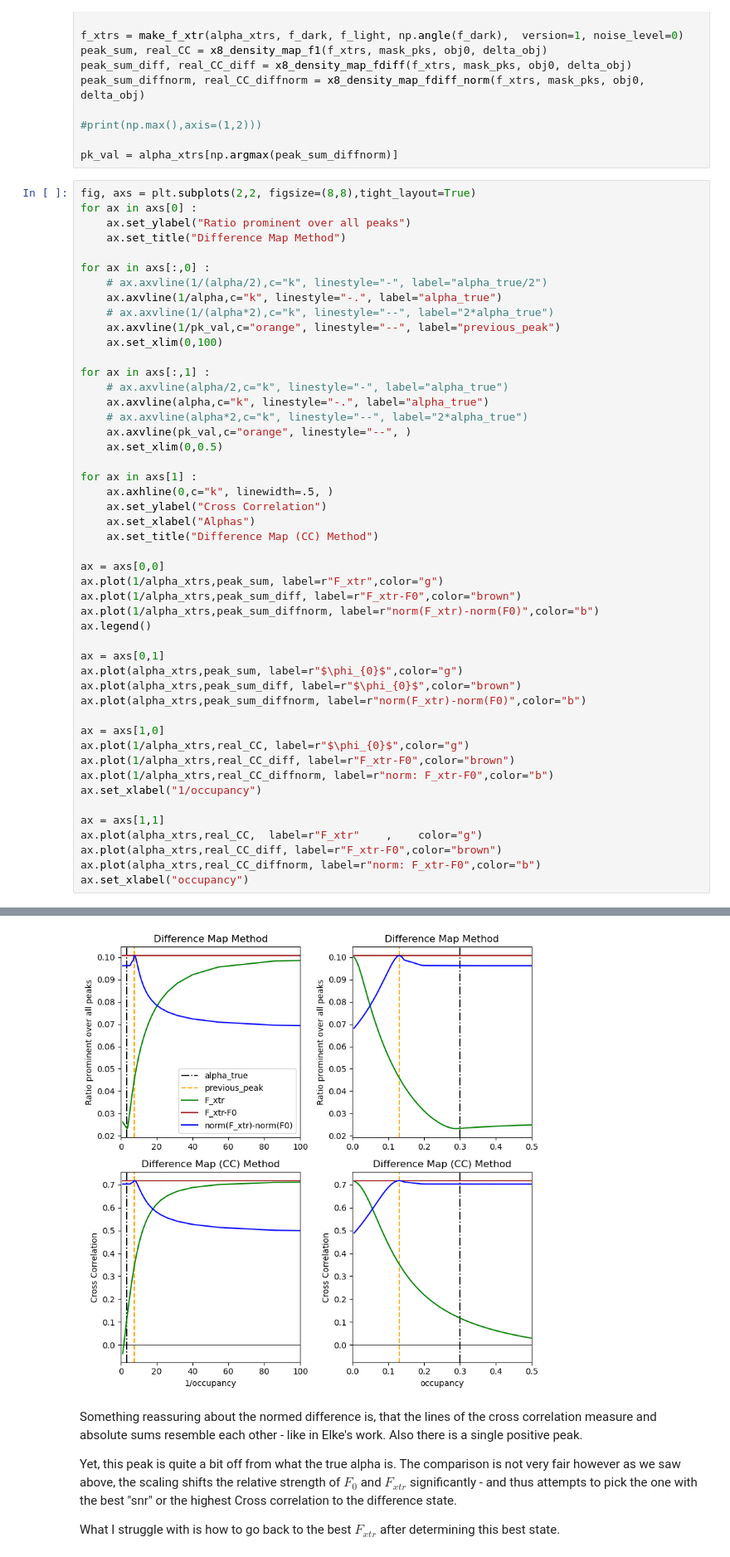
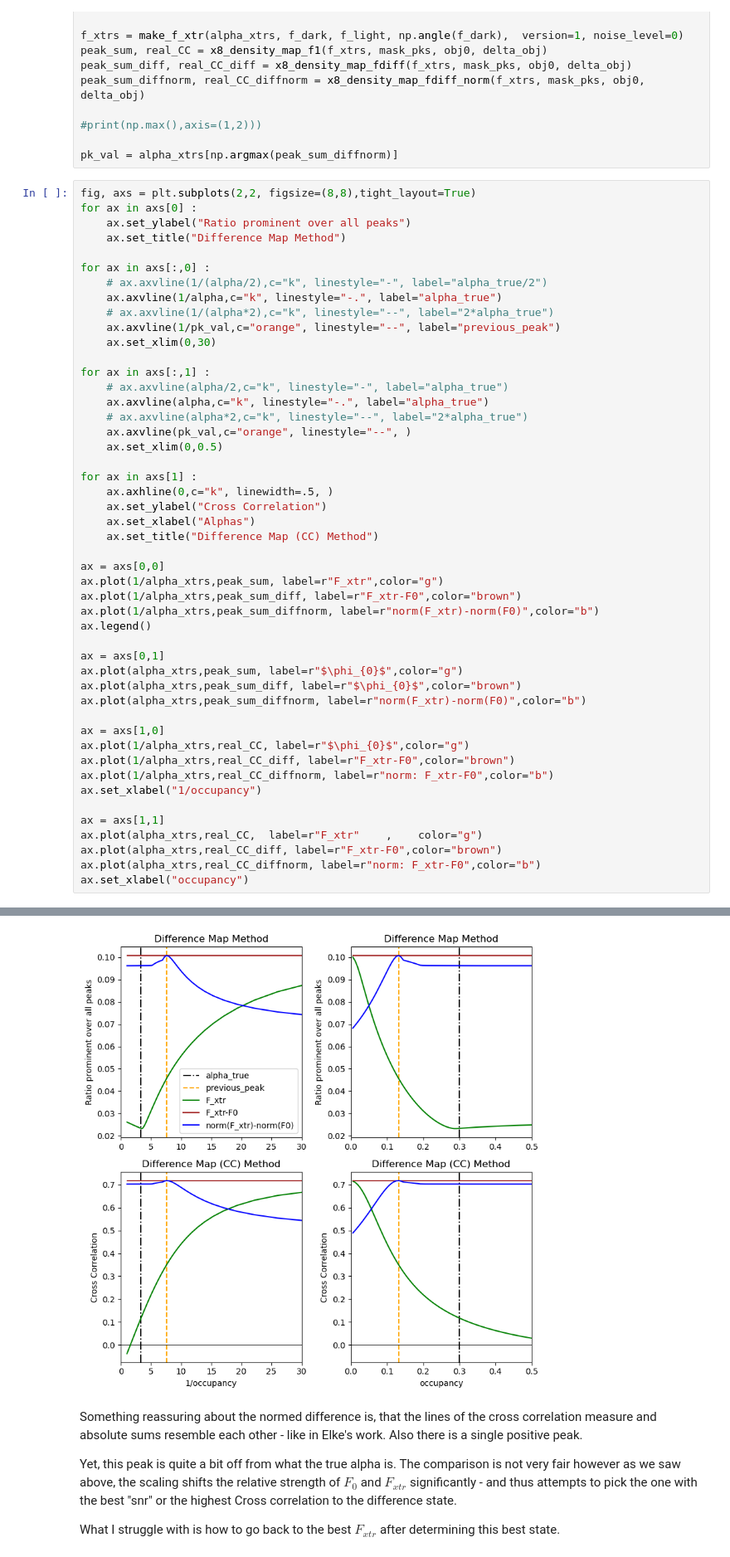
Before and after one commit to cvazz/occupancy-estimation, a Jupyter notebook: occupancy-basic.ipynb, the cells around one changed output, grey strips where cells are left out. Shown at 83% size. Saved outputs shown, nothing was run; the diff lists cells and outputs as text.

```diff
--- a/occupancy-basic.ipynb
+++ b/occupancy-basic.ipynb
@@ -191,7 +187,7 @@ for ax in axs[:,0] :
     ax.axvline(1/alpha,c="k", linestyle="-.", label="alpha_true")
     # ax.axvline(1/(alpha*2),c="k", linestyle="--", label="2*alpha_true")
     ax.axvline(1/pk_val,c="orange", linestyle="--", label="previous_peak")
-    ax.set_xlim(0,100)
+    ax.set_xlim(0,30)
 
 for ax in axs[:,1] :
     # ax.axvline(alpha/2,c="k", linestyle="-", label="alpha_true")
@@ -203,34 +199,34 @@ for ax in axs[:,1] :
 for ax in axs[1] :
     ax.axhline(0,c="k", linewidth=.5, )
     ax.set_ylabel("Cross Correlation")
     ax.set_xlabel("Alphas")
     ax.set_title("Difference Map (CC) Method")
 
 ax = axs[0,0]
 ax.plot(1/alpha_xtrs,peak_sum, label=r"F_xtr",color="g")
 ax.plot(1/alpha_xtrs,peak_sum_diff, label=r"F_xtr-F0",color="brown")
 ax.plot(1/alpha_xtrs,peak_sum_diffnorm, label=r"norm(F_xtr)-norm(F0)",color="b")
 ax.legend()
 
 ax = axs[0,1]
 ax.plot(alpha_xtrs,peak_sum, label=r"$\phi_{0}$",color="g")
 ax.plot(alpha_xtrs,peak_sum_diff, label=r"$\phi_{0}$",color="brown")
 ax.plot(alpha_xtrs,peak_sum_diffnorm, label=r"norm(F_xtr)-norm(F0)",color="b")
 
 ax = axs[1,0]
 ax.plot(1/alpha_xtrs,real_CC, label=r"$\phi_{0}$",color="g")
 ax.plot(1/alpha_xtrs,real_CC_diff, label=r"F_xtr-F0",color="brown")
 ax.plot(1/alpha_xtrs,real_CC_diffnorm, label=r"norm: F_xtr-F0",color="b")
 ax.set_xlabel("1/occupancy")
 
 ax = axs[1,1]
 ax.plot(alpha_xtrs,real_CC,  label=r"F_xtr"    ,    color="g")
 ax.plot(alpha_xtrs,real_CC_diff, label=r"F_xtr-F0",color="brown")
 ax.plot(alpha_xtrs,real_CC_diffnorm, label=r"norm: F_xtr-F0",color="b")
 ax.set_xlabel("occupancy")
 # %% [output]
 Text(0.5, 0, 'occupancy')
-[figure, old version]
+[figure, new version]
 # %% [markdown]
 Something reassuring about the normed difference is, that the lines of the cross correlation measure and absolute sums resemble each other - like in Elke's work. Also there is a single positive peak.
 
```
Also changed, not shown: parts of 18 cells of this notebook, 1 other file.
